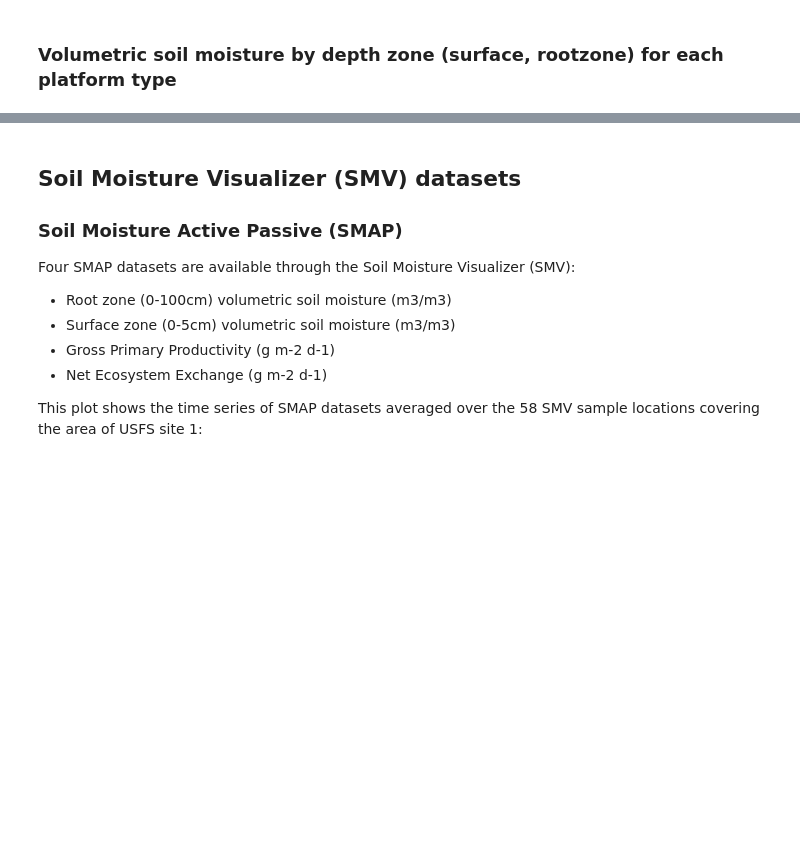
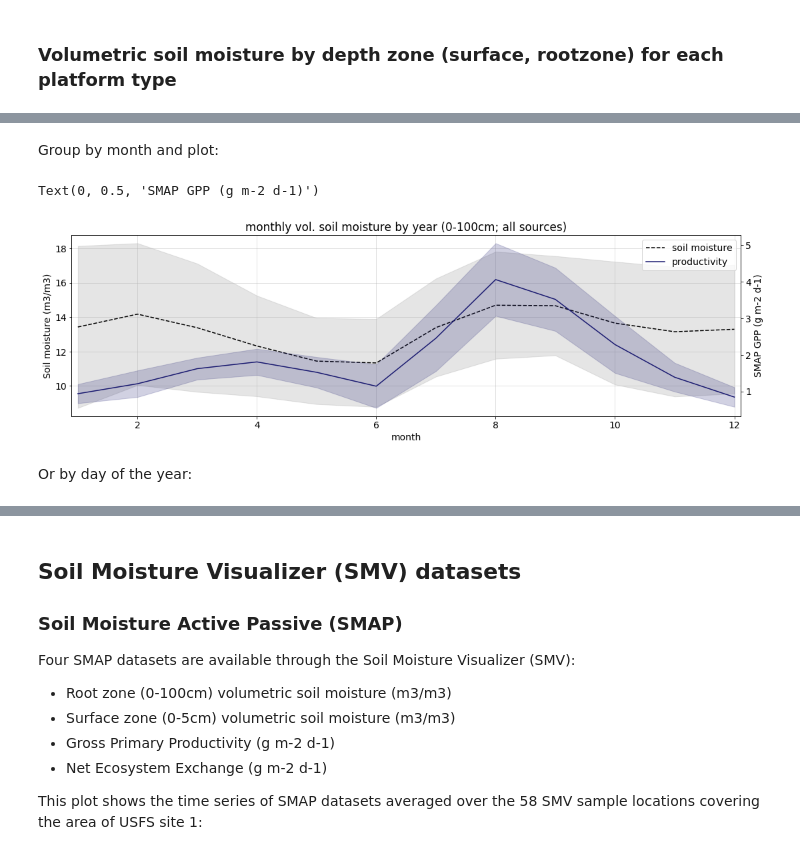
Before and after one commit to jjmcnelis/nasa_usfs_workshop, a Jupyter notebook: day3-tutorial.ipynb, the cells around one changed output, grey strips where cells are left out. Cells and saved outputs as stored; diff of their text form; code cells hidden in the pictures; blank space fills up the shorter version.

```diff
--- a/day3-tutorial.ipynb
+++ b/day3-tutorial.ipynb
@@ -173,0 +204,40 @@ plt.show()
+# %% [markdown]
+Group by month and plot:
+# %%
+fig = plt.figure(figsize=(18, 5))                              # init figure
+ax = plt.gca()                                                 # get figure axes
+
+rz_mo = rzcat.groupby("month")                                 # group by month
+mo_mean, mo_std = rz_mo.mean(), rz_mo.std()                    # calc mean, std
+mo_stdlow, mo_stdhi = (mo_mean-mo_std), (mo_mean+mo_std)       # get std bounds
+
+# plot mean, then standard deviation
+l1 = mo_mean.plot.line(
+    ax=ax, x="month", label="soil moisture", linestyle="--", color="black")
+s1 = ax.fill_between(mo_mean.month, mo_stdlow, mo_stdhi, color="gray", alpha=0.2)
+
+# also get SMAP GPP mean by month
+gpp = ds_2012_2019["GPP_mean"].mean("sample", keep_attrs=True) # mean sample dim
+gpp_mo = gpp.groupby("month")                                  # group by day
+gpp_mean, gpp_std = gpp_mo.mean(), gpp_mo.std()                # get mean, std
+gpp_stdlow, gpp_stdhi = (gpp_mean-gpp_std), (gpp_mean+gpp_std) # get std bounds
+
+# add another y axis to the second plot and plot mean, then standard deviation
+ax2 = ax.twinx()
+l2 = gpp_mean.plot.line(ax=ax2, x="month", label="productivity", color="midnightblue")
+s2 = ax2.fill_between(
+    gpp_mean.month, gpp_stdlow, gpp_stdhi, color="midnightblue", alpha=0.2)
+
+# plot settings
+po = l1+l2
+labels = [o.get_label() for o in po]
+ax.legend(po, labels, loc=1)
+ax.grid("on", alpha=0.5)
+#ax.set_ylim(10, 25); ax2.set_ylim(0, 4)
+ax.set_title("monthly vol. soil moisture by year (0-100cm; all sources)")
+ax.set_ylabel("Soil moisture (m3/m3)"); ax2.set_ylabel("SMAP GPP (g m-2 d-1)")
+# %% [output]
+Text(0, 0.5, 'SMAP GPP (g m-2 d-1)')
+[figure, added]
+# %% [markdown]
+Or by day of the year:
```
Also changed, not shown: parts of 32 cells of this notebook, 2 other files.
